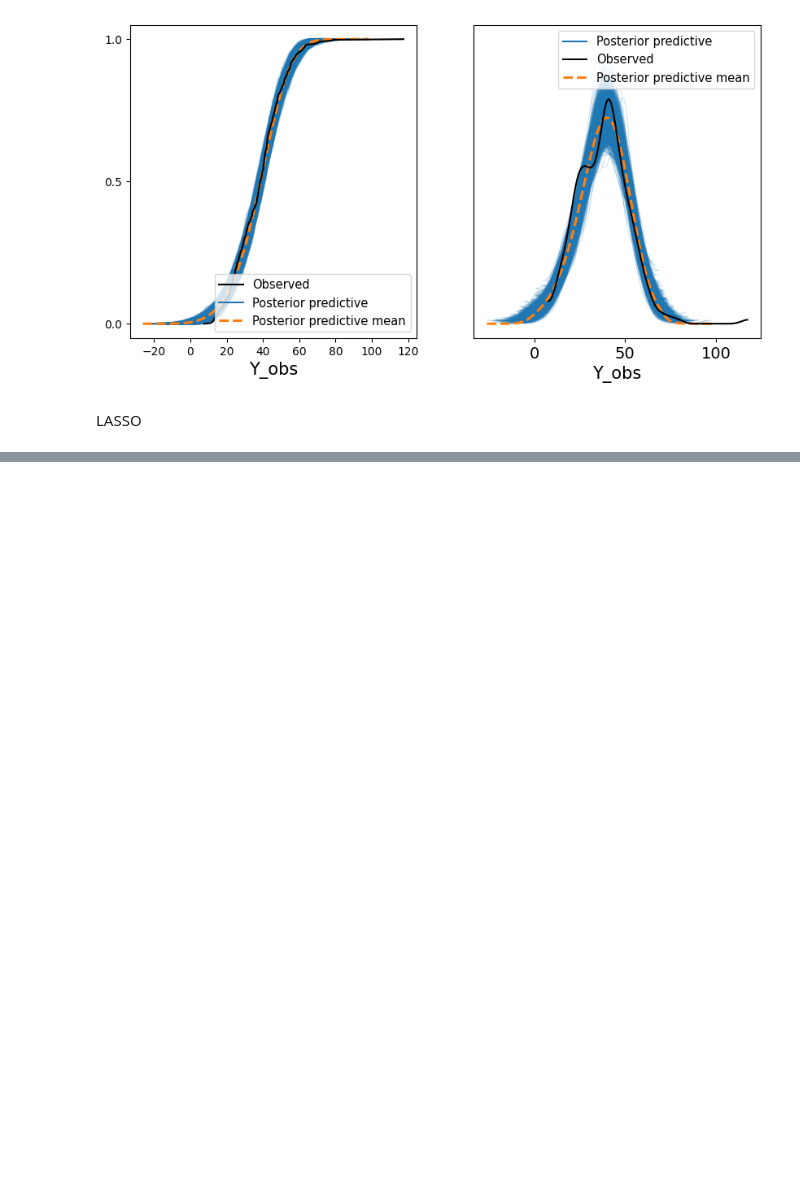
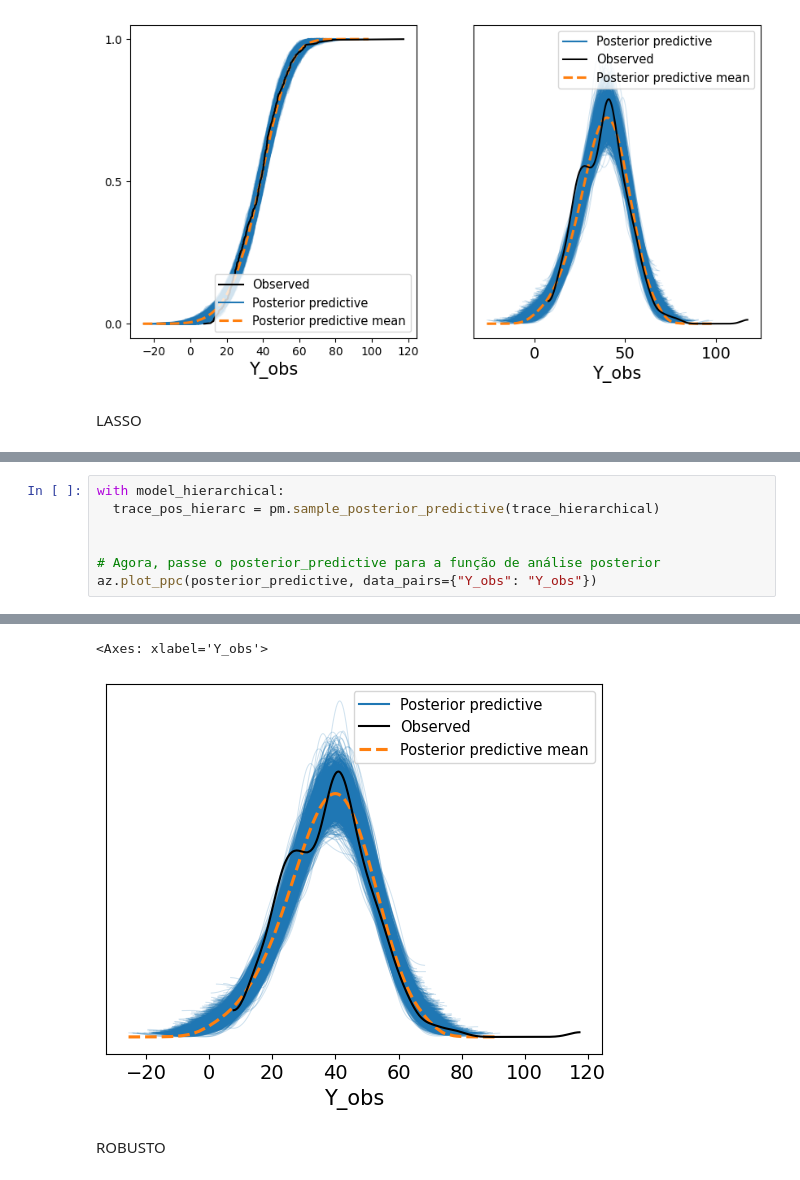
Before and after one commit to AnabelleSouza/CRUD_PDO-CONTEINER, a Jupyter notebook: Real_Estate_Valuation_2ipynb.ipynb, the cells around one changed output, grey strips where cells are left out. Cells and saved outputs as stored; diff of their text form; blank space fills up the shorter version.

```diff
--- a/Real_Estate_Valuation_2ipynb.ipynb
+++ b/Real_Estate_Valuation_2ipynb.ipynb
@@ -263,0 +404,8 @@ LASSO
+# %%
+with model_hierarchical:
+  trace_pos_hierarc = pm.sample_posterior_predictive(trace_hierarchical)
+
+
+# Agora, passe o posterior_predictive para a função de análise posterior
+az.plot_ppc(posterior_predictive, data_pairs={"Y_obs": "Y_obs"})
+# %% [output]
@@ -263,0 +414,4 @@ LASSO
+<Axes: xlabel='Y_obs'>
+[figure, added]
+# %% [markdown]
+ROBUSTO
```
Also changed, not shown: parts of 20 cells of this notebook.
